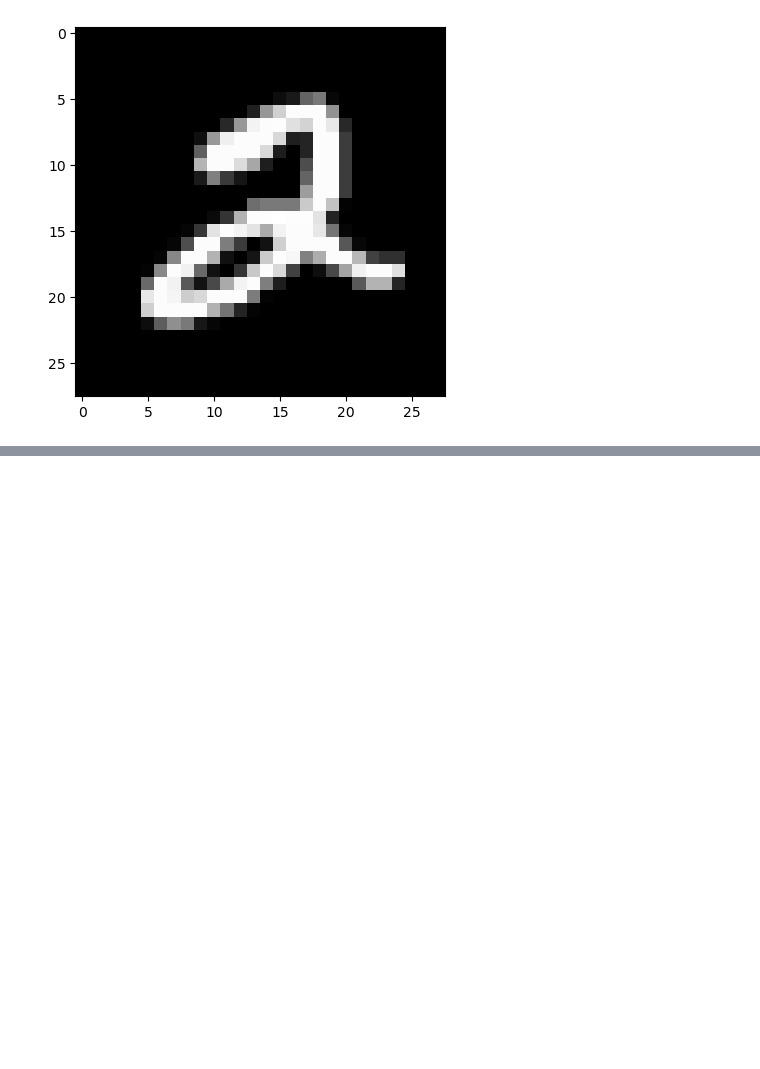
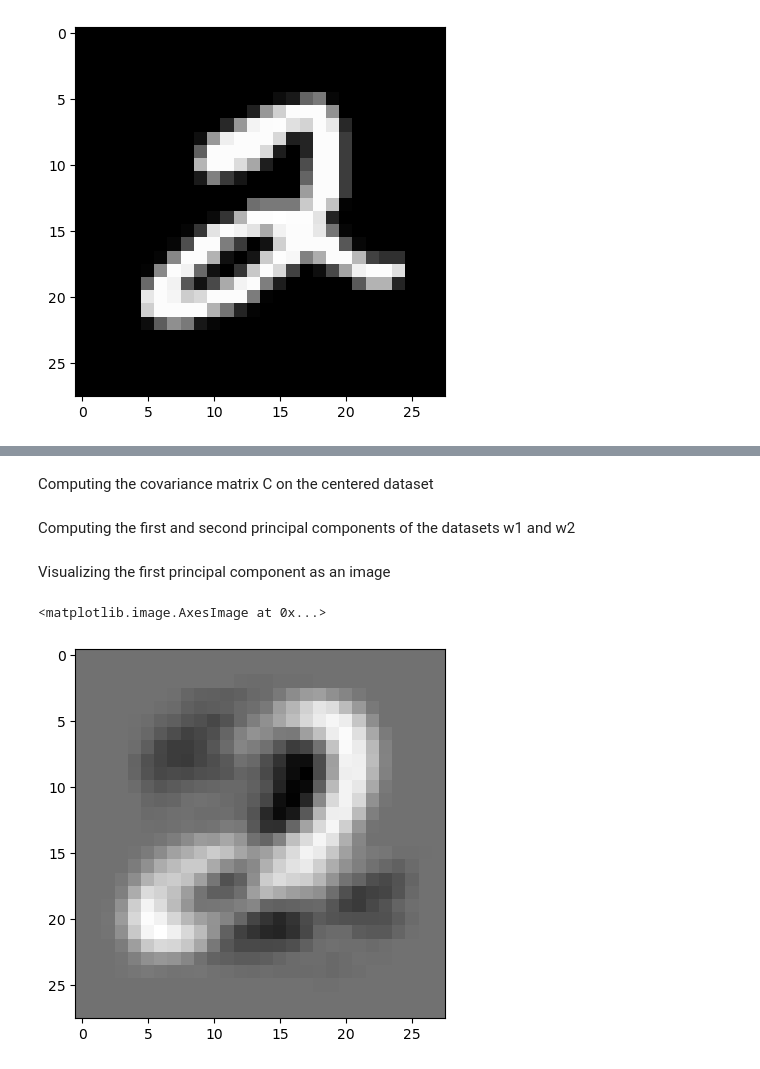
Before and after one commit to alokg-812/IIT-Madras, a Jupyter notebook: MLTechniques/Week1/pca_on_real_world_dataset.ipynb, the cells around one changed output, grey strips where cells are left out. Drawn from its saved outputs; the diff is of its cells as text; code cells hidden in the pictures; blank space fills up the shorter version.

Commit message:
a new pca on a real world dataset completed

```diff
--- a/MLTechniques/Week1/pca_on_real_world_dataset.ipynb
+++ b/MLTechniques/Week1/pca_on_real_world_dataset.ipynb
@@ -39,0 +44,31 @@ plt.imshow(img, cmap='gray');
+# %%
+def center(X):
+    return X - X.mean(axis=1).reshape(-1,1)
+
+d,n = X.shape
+X_prime = center(X)
+# %% [markdown]
+Computing the covariance matrix C on the centered dataset
+# %%
+def covariance(X):
+    return X @ X.T / X.shape[1]
+
+C = covariance(X_prime)
+# %% [markdown]
+Computing the first and second principal components of the datasets w1 and w2
+# %%
+def compute_pc(C):
+    d = C.shape[0]
+    eigval, eigvec = np.linalg.eigh(C)
+    w_1, w_2 = eigvec[:, -1], eigvec[:, -2]
+    return w_1, w_2
+
+w_1, w_2 = compute_pc(C)
+# %% [markdown]
+Visualizing the first principal component as an image
+# %%
+w_1_image = w_1.reshape(28,28)
+plt.imshow(w_1_image, cmap ='gray')
+# %% [output]
+<matplotlib.image.AxesImage at 0x...>
+[figure, added]
```
Also changed, not shown: parts of 4 cells of this notebook.
